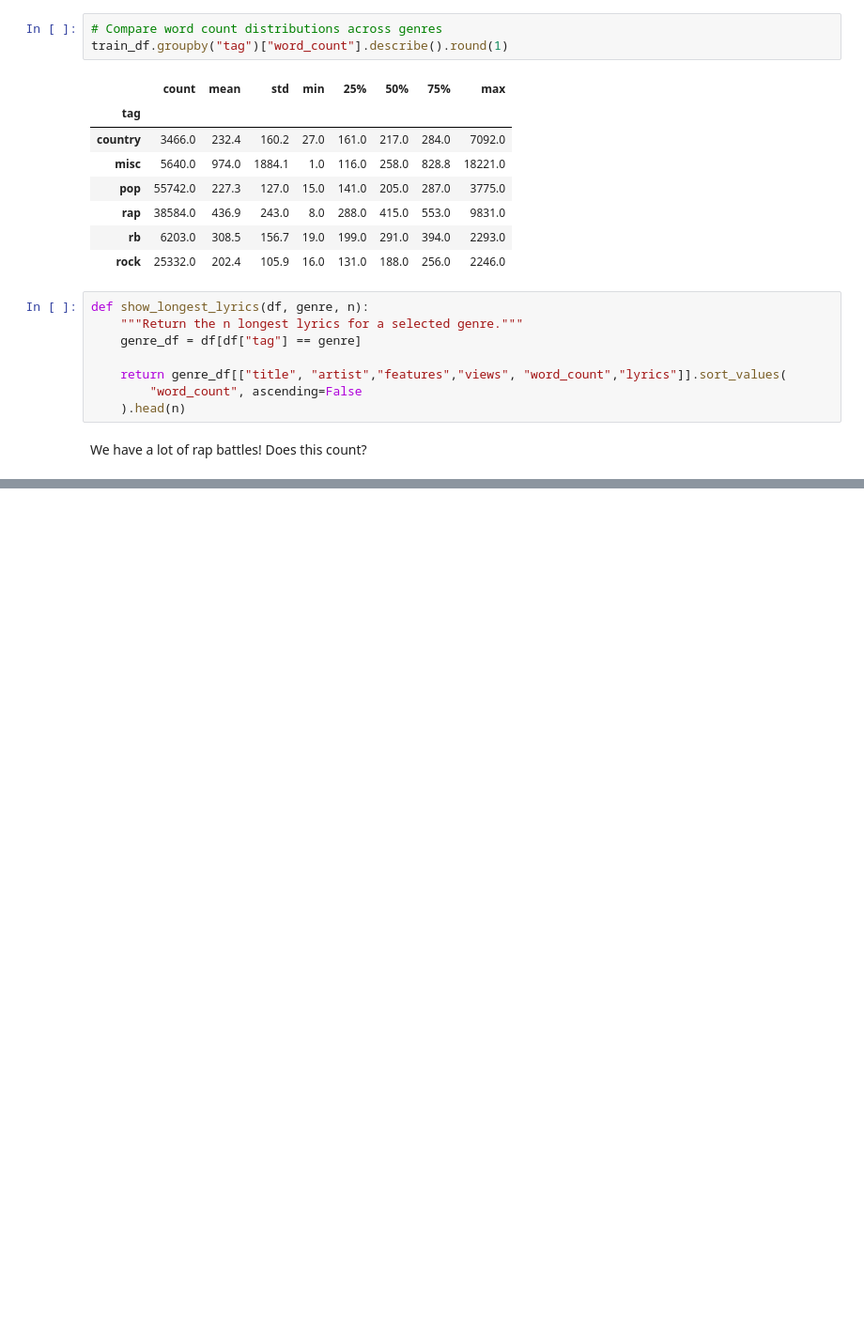
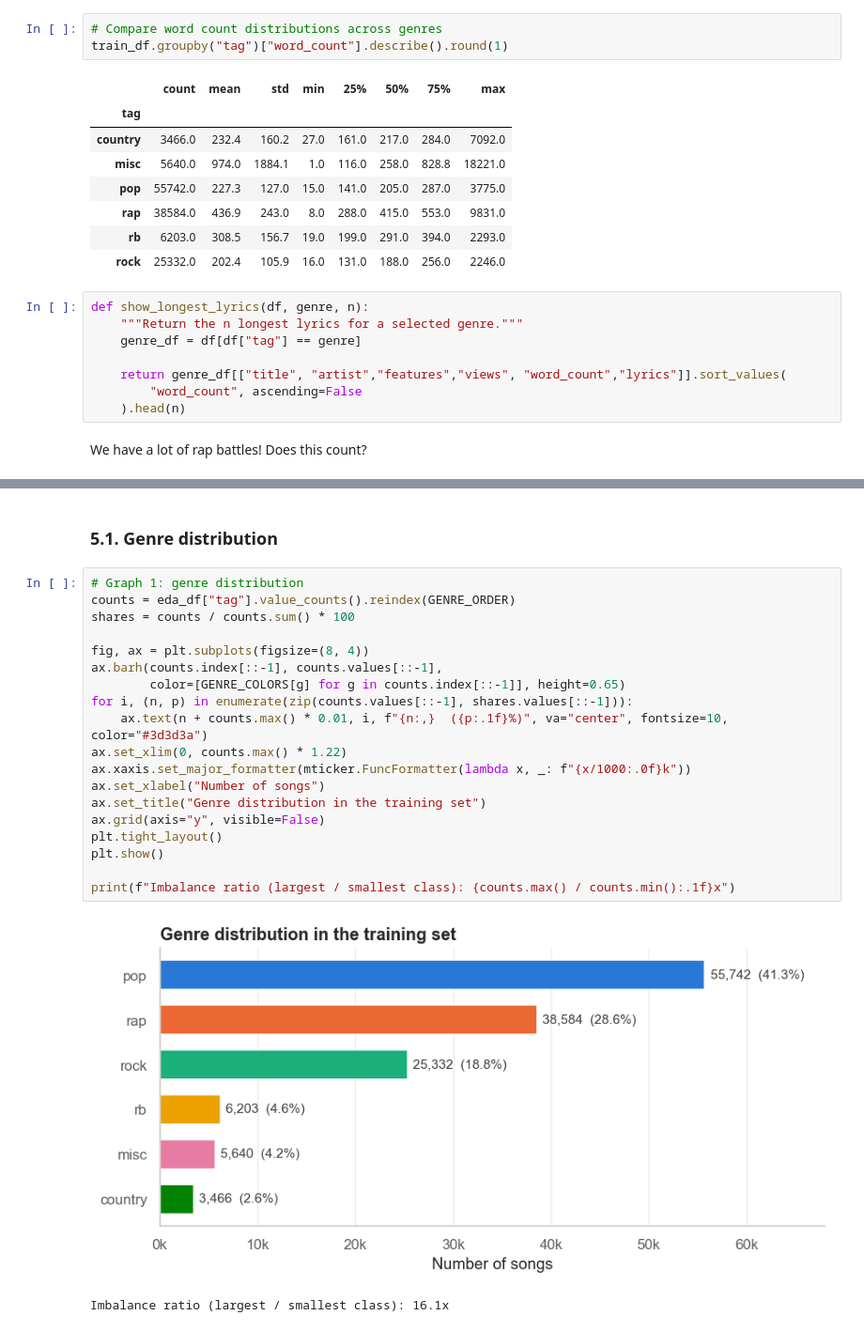
Before and after one commit to gugaffranco/textmining-G08-2026, a Jupyter notebook: 01_Data_Exploration_Preprocessing.ipynb, the cells around one changed output, grey strips where cells are left out. Shown at 94% size. Cells and saved outputs as stored; diff of their text form; blank space fills up the shorter version.

```diff
--- a/01_Data_Exploration_Preprocessing.ipynb
+++ b/01_Data_Exploration_Preprocessing.ipynb
@@ -298,0 +382,24 @@ show_longest_lyrics(train_df, "country", n=30)
+# %% [markdown]
+### 5.1. Genre distribution
+# %%
+# Graph 1: genre distribution
+counts = eda_df["tag"].value_counts().reindex(GENRE_ORDER)
+shares = counts / counts.sum() * 100
+
+fig, ax = plt.subplots(figsize=(8, 4))
+ax.barh(counts.index[::-1], counts.values[::-1],
+        color=[GENRE_COLORS[g] for g in counts.index[::-1]], height=0.65)
+for i, (n, p) in enumerate(zip(counts.values[::-1], shares.values[::-1])):
+    ax.text(n + counts.max() * 0.01, i, f"{n:,}  ({p:.1f}%)", va="center", fontsize=10, color="#3d3d3a")
+ax.set_xlim(0, counts.max() * 1.22)
+ax.xaxis.set_major_formatter(mticker.FuncFormatter(lambda x, _: f"{x/1000:.0f}k"))
+ax.set_xlabel("Number of songs")
+ax.set_title("Genre distribution in the training set")
+ax.grid(axis="y", visible=False)
+plt.tight_layout()
+plt.show()
+
+print(f"Imbalance ratio (largest / smallest class): {counts.max() / counts.min():.1f}x")
+# %% [output]
+[figure, added]
+Imbalance ratio (largest / smallest class): 16.1x
```
Also changed, not shown: parts of 33 cells of this notebook.
